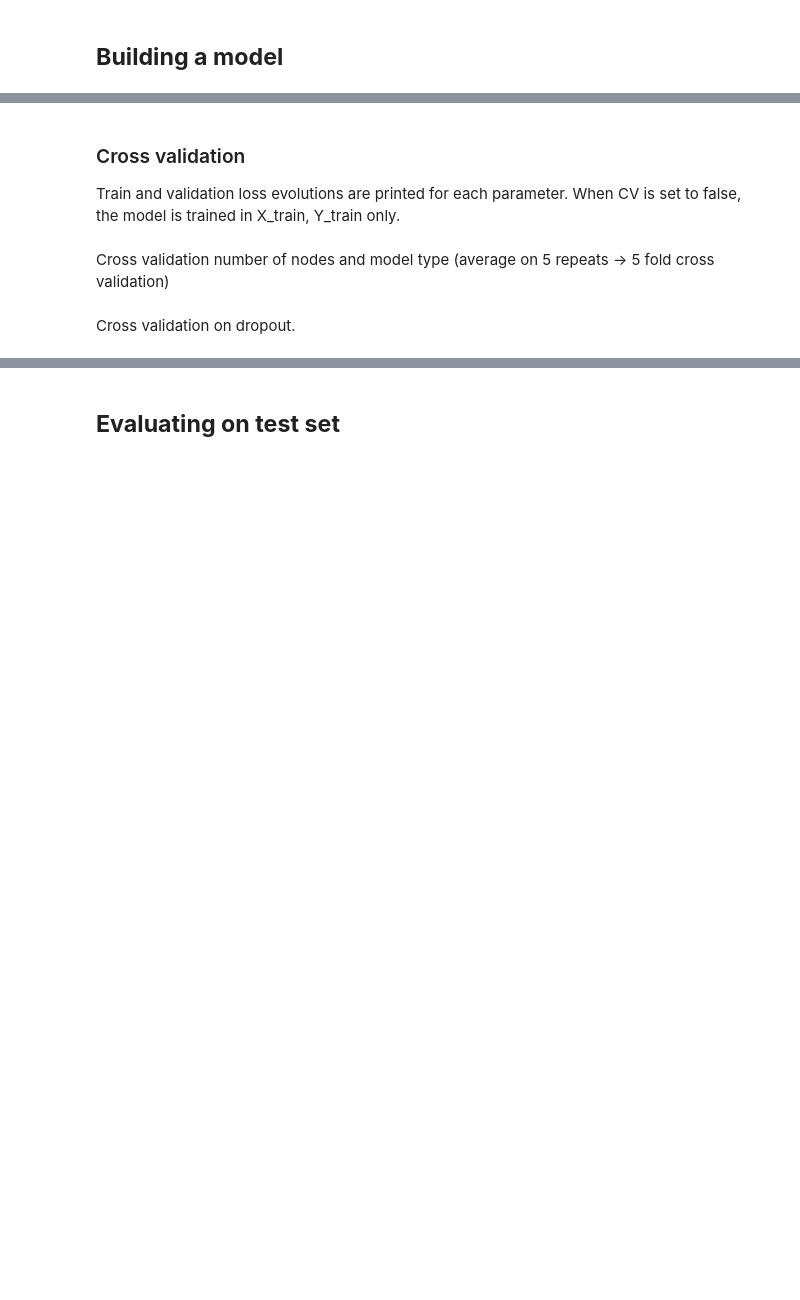
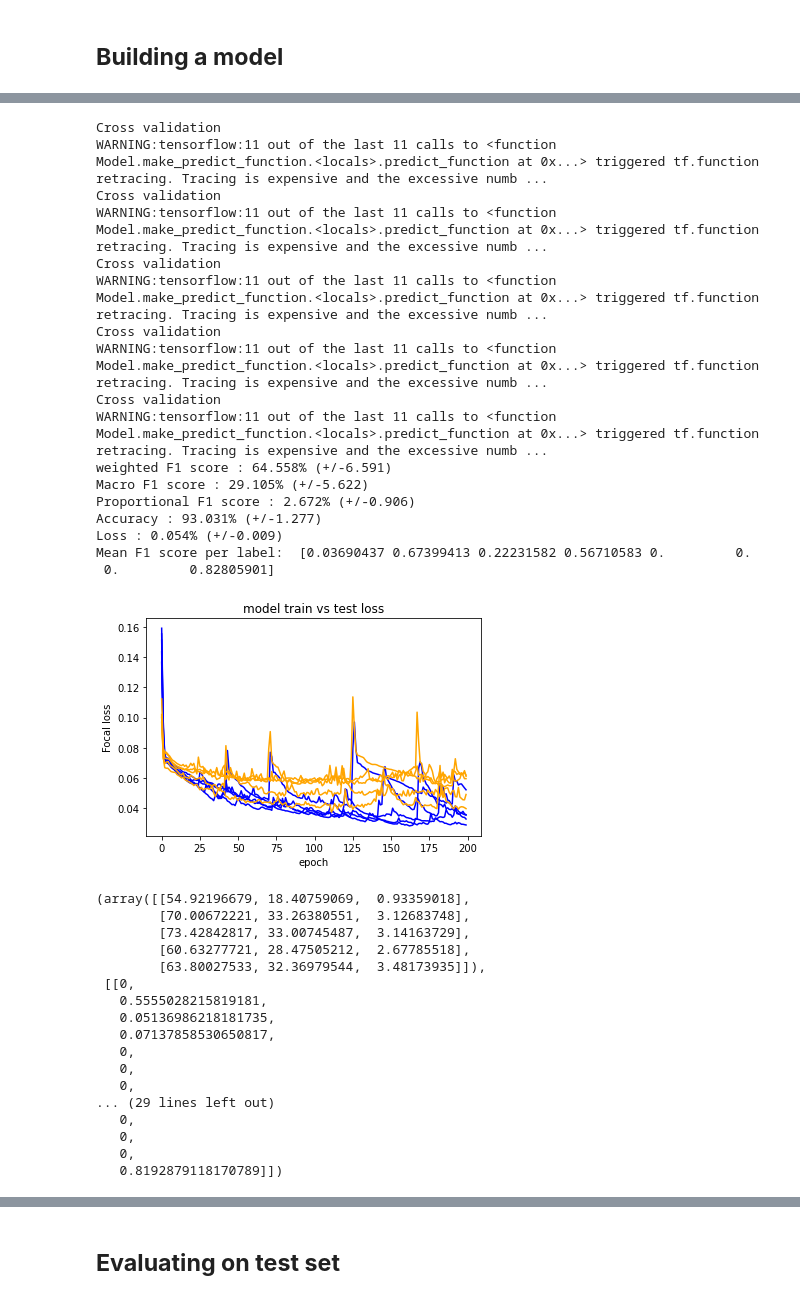
Before and after one commit to PhiCtl/Fireflies, a Jupyter notebook: Model_training_LSTM.ipynb, the cells around one changed output, grey strips where cells are left out. Drawn from its saved outputs; the diff is of its cells as text; code cells hidden in the pictures; blank space fills up the shorter version.

```diff
--- a/Model_training_LSTM.ipynb
+++ b/Model_training_LSTM.ipynb
@@ -50,5 +49,11 @@ Stack train and validation data to train and evaluate model against test set
 # %%
 X_tr = np.vstack((train[0], val[0]))
 Y_tr = np.vstack((train[1], val[1]))
+# %%
+import tensorflow as tf
+X_tr = tf.convert_to_tensor(X_tr)
+Y_tr = tf.convert_to_tensor(Y_tr)
+test[0] = tf.convert_to_tensor(test[0])
+test[1] = tf.convert_to_tensor(test[1])
 # %% [markdown]
 ## **Building a model**
@@ -55,9 +71,38 @@ Y_tr = np.vstack((train[1], val[1]))
 # %%
-run_exp_hist(train[0], train[1], val[0], val[1], repeats = 5, gamma = 2, node = 100)
+run_exp_hist(X_tr,Y_tr, test[0], test[1], repeats = 5, gamma = 2, node = 100, epochs = 100, CV = True, dropout = 0, m_type = 0)
+# %% [output]
+Cross validation
+WARNING:tensorflow:11 out of the last 11 calls to <function Model.make_predict_function.<locals>.predict_function at 0x...> triggered tf.function retracing. Tracing is expensive and the excessive numb ...
+Cross validation
+WARNING:tensorflow:11 out of the last 11 calls to <function Model.make_predict_function.<locals>.predict_function at 0x...> triggered tf.function retracing. Tracing is expensive and the excessive numb ...
+Cross validation
+WARNING:tensorflow:11 out of the last 11 calls to <function Model.make_predict_function.<locals>.predict_function at 0x...> triggered tf.function retracing. Tracing is expensive and the excessive numb ...
+Cross validation
+WARNING:tensorflow:11 out of the last 11 calls to <function Model.make_predict_function.<locals>.predict_function at 0x...> triggered tf.function retracing. Tracing is expensive and the excessive numb ...
+Cross validation
+WARNING:tensorflow:11 out of the last 11 calls to <function Model.make_predict_function.<locals>.predict_function at 0x...> triggered tf.function retracing. Tracing is expensive and the excessive numb ...
+weighted F1 score : 64.558% (+/-6.591)
+Macro F1 score : 29.105% (+/-5.622)
+Proportional F1 score : 2.672% (+/-0.906)
+Accuracy : 93.031% (+/-1.277)
+Loss : 0.054% (+/-0.009)
+Mean F1 score per label:  [0.03690437 0.67399413 0.22231582 0.56710583 0.         0.
+ 0.         0.82805901]
+[figure, added]
+(array([[54.92196679, 18.40759069,  0.93359018],
+        [70.00672221, 33.26380551,  3.12683748],
+        [73.42842817, 33.00745487,  3.14163729],
+        [60.63277721, 28.47505212,  2.67785518],
+        [63.80027533, 32.36979544,  3.48173935]]),
+ [[0,
+   0.5555028215819181,
+   0.05136986218181735,
+   0.07137858530650817,
+   0,
+   0,
+   0,
+... (29 lines left out)
+   0,
+   0,
+   0,
+   0.8192879118170789]])
-# %% [markdown]
-### Cross validation
-Train and validation loss evolutions are printed for each parameter.
-When CV is set to false, the model is trained in X_train, Y_train only.
-# %% [markdown]
-Cross validation number of nodes and model type
-(average on 5 repeats -> 5 fold cross validation)
@@ -72,2 +108,0 @@ for node in [600,700,800,900,1000]:
-# %% [markdown]
-Cross validation on dropout.
```
Also changed, not shown: parts of 43 cells of this notebook.
